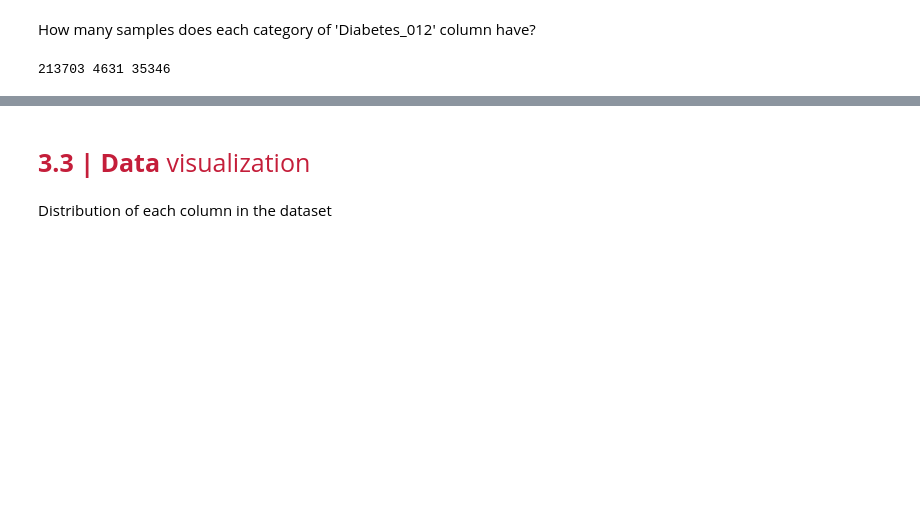
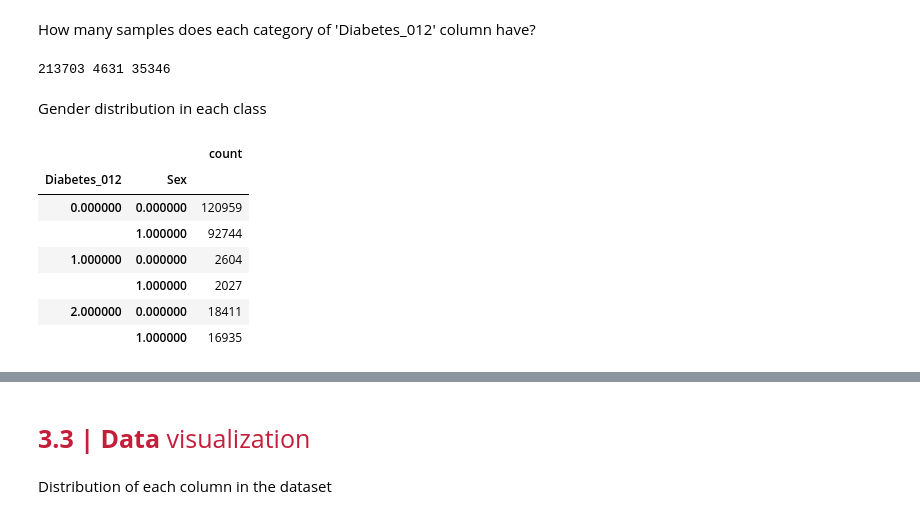
Before and after one commit to paya-alavi77/Diabetes, a Jupyter notebook: Diabetes.ipynb, the cells around one changed output, grey strips where cells are left out. Drawn from its saved outputs; the diff is of its cells as text; code cells hidden in the pictures; blank space fills up the shorter version.

```diff
--- a/Diabetes.ipynb
+++ b/Diabetes.ipynb
@@ -330,3 +333,26 @@ count_class_0, count_class_1, count_class_2=df.Diabetes_012.value_counts().sort_
 print(count_class_0,count_class_1,count_class_2)
 # %% [output]
 213703 4631 35346
+# %% [markdown]
+Gender distribution in each class
+# %%
+
+
+styled_df = pd.DataFrame(df.groupby('Diabetes_012')[['Sex']].value_counts()).style
+
+# Set background color, text color, and border for the entire DataFrame
+styled_df.set_properties(**{"background-color": "black", "color": "#e9c46a", "border": "1.5px solid black"})
+
+# Modify the color and background color of the table headers (th)
+styled_df.set_table_styles([
+    {"selector": "th", "props": [("color", '#C41E3A'), ("background-color", "#333333")]}
+])
+# %% [output]
+|  |  | count |
+| Diabetes_012 | Sex |  |
+| 0.000000 | 0.000000 | 120959 |
+|  | 1.000000 | 92744 |
+| 1.000000 | 0.000000 | 2604 |
+|  | 1.000000 | 2027 |
+| 2.000000 | 0.000000 | 18411 |
+|  | 1.000000 | 16935 |
```
Also changed, not shown: parts of 10 cells of this notebook.
